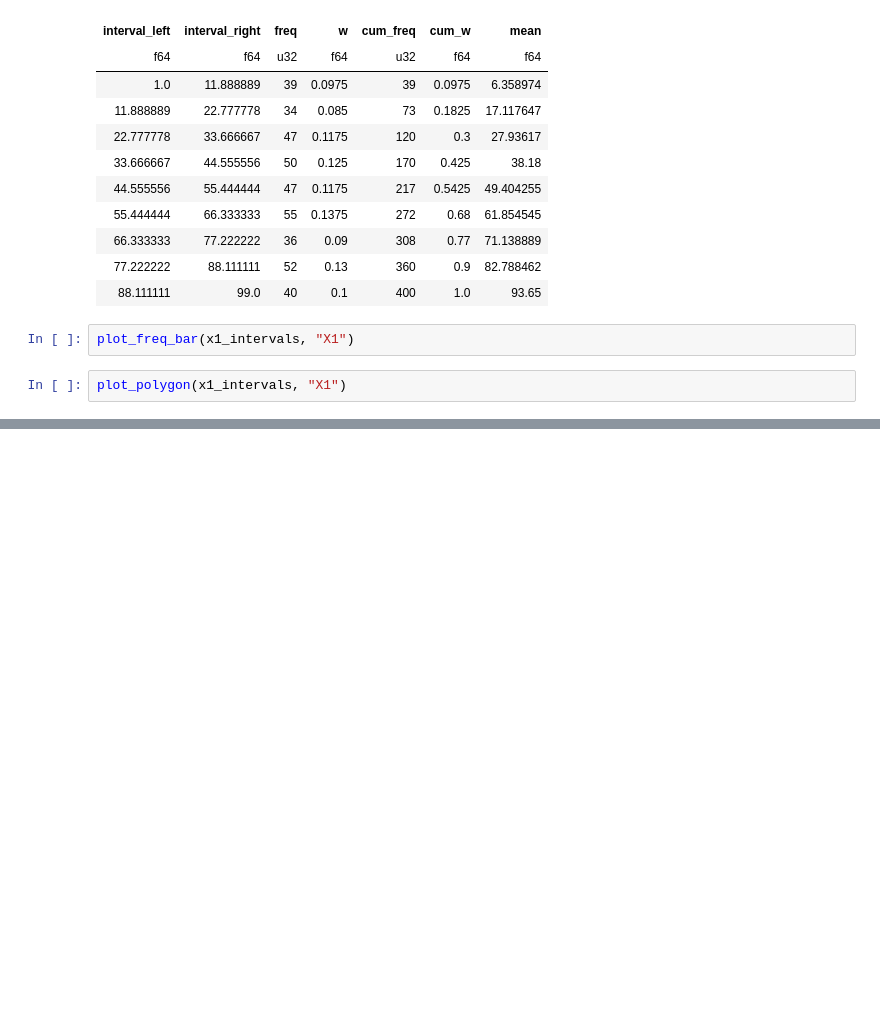
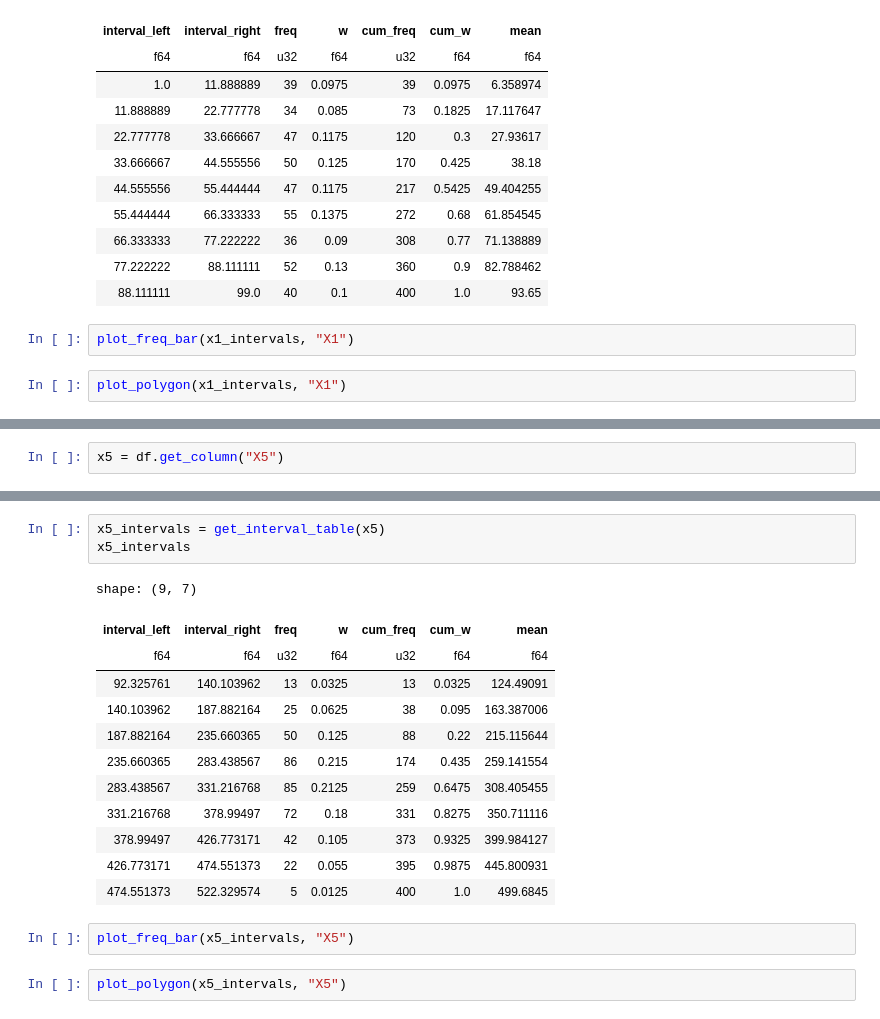
Before and after one commit to Shtskkh/MfDS, a Jupyter notebook: ind_work_2.ipynb, the cells around one changed output, grey strips where cells are left out. Drawn from its saved outputs; the diff is of its cells as text; blank space fills up the shorter version.

```diff
--- a/ind_work_2.ipynb
+++ b/ind_work_2.ipynb
@@ -245,0 +463,2 @@ shape: (2, 6)
+# %%
+x5 = df.get_column("Х5")
@@ -245,0 +482,20 @@ shape: (2, 6)
+# %%
+x5_intervals = get_interval_table(x5)
+x5_intervals
+# %% [output]
+shape: (9, 7)
+| interval_left | interval_right | freq | w | cum_freq | cum_w | mean |
+| f64 | f64 | u32 | f64 | u32 | f64 | f64 |
+| 92.325761 | 140.103962 | 13 | 0.0325 | 13 | 0.0325 | 124.49091 |
+| 140.103962 | 187.882164 | 25 | 0.0625 | 38 | 0.095 | 163.387006 |
+| 187.882164 | 235.660365 | 50 | 0.125 | 88 | 0.22 | 215.115644 |
+| 235.660365 | 283.438567 | 86 | 0.215 | 174 | 0.435 | 259.141554 |
+| 283.438567 | 331.216768 | 85 | 0.2125 | 259 | 0.6475 | 308.405455 |
+| 331.216768 | 378.99497 | 72 | 0.18 | 331 | 0.8275 | 350.711116 |
+| 378.99497 | 426.773171 | 42 | 0.105 | 373 | 0.9325 | 399.984127 |
+| 426.773171 | 474.551373 | 22 | 0.055 | 395 | 0.9875 | 445.800931 |
+| 474.551373 | 522.329574 | 5 | 0.0125 | 400 | 1.0 | 499.6845 |
+# %%
+plot_freq_bar(x5_intervals, "Х5")
+# %%
+plot_polygon(x5_intervals, "Х5")
```
Also changed, not shown: parts of 78 cells of this notebook.
